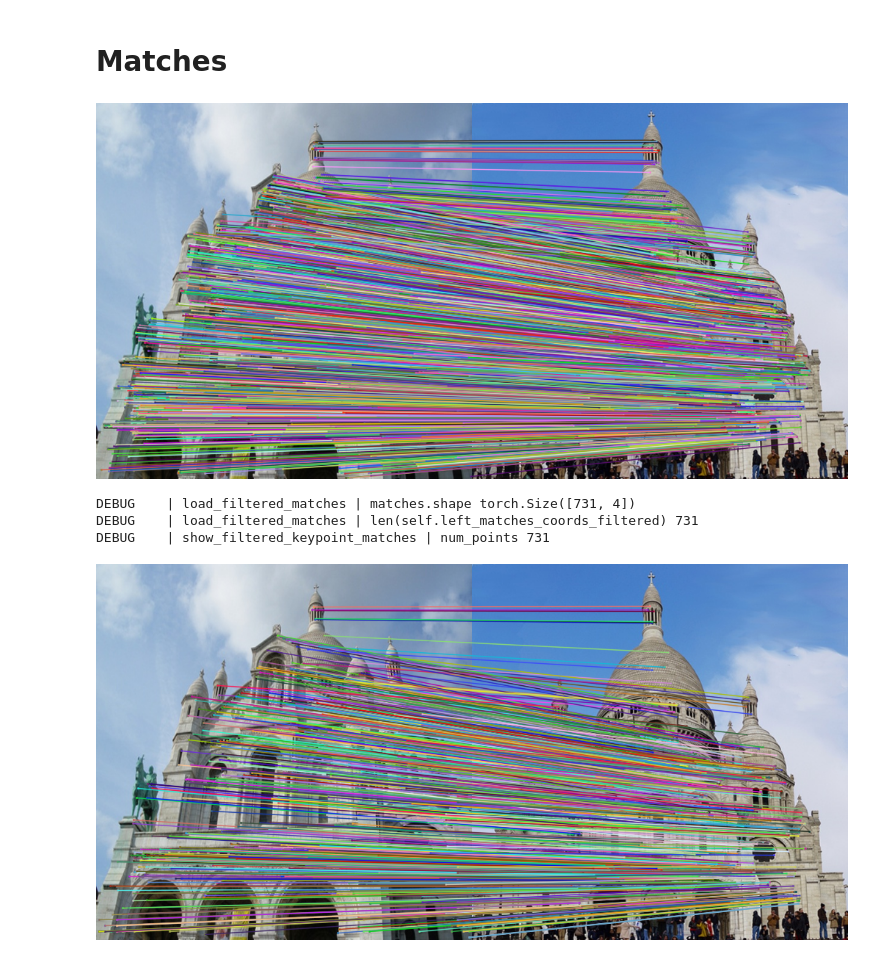
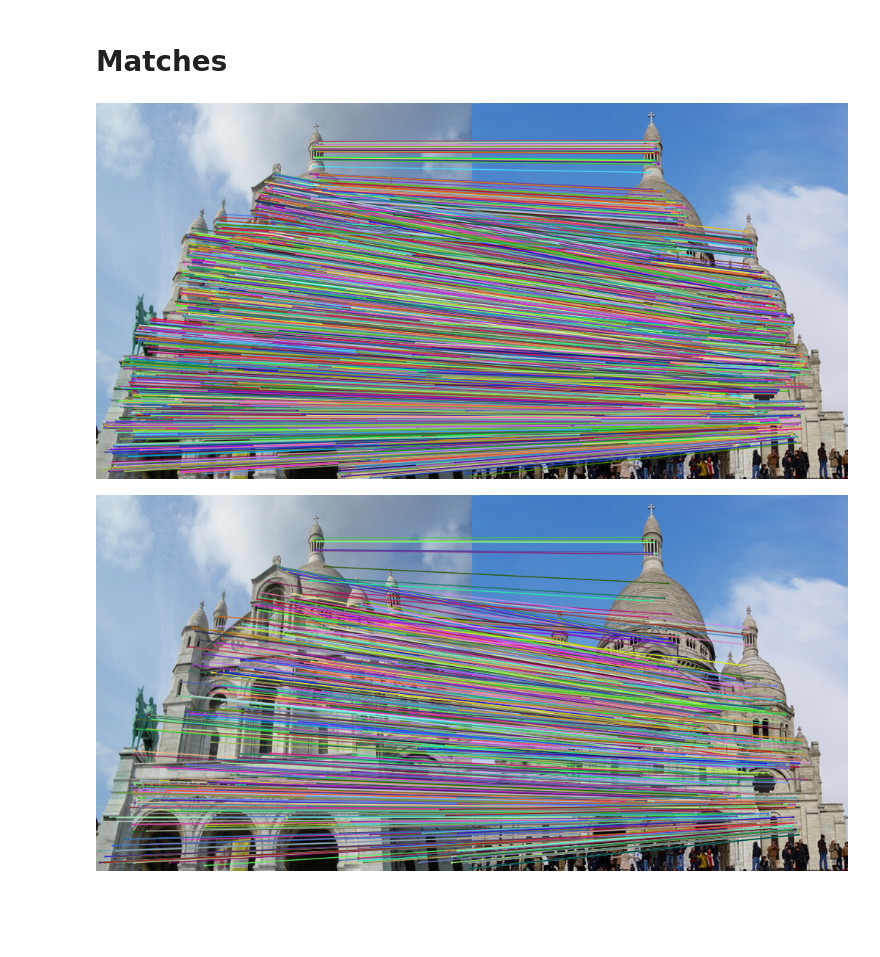
Before and after one commit to pranav-ap/keypoint_dataset_pipeline, a Jupyter notebook: playground.ipynb, the cells around one changed output. Cells and saved outputs as stored; diff of their text form; code cells hidden in the pictures; blank space fills up the shorter version.

```diff
--- a/playground.ipynb
+++ b/playground.ipynb
@@ -17,13 +21,10 @@ Painter.show_keypoints(name)
 name_a = 'sacre_coeur_A.jpg'
 name_b = 'sacre_coeur_B.jpg'
 # %%
-Painter.show_keypoint_matches(name_a, name_b, num_points=None)
+Painter.show_matches(name_a, name_b, num_points=None)
 # %% [output]
-[figure, old version]
+[figure, new version]
 # %%
-Painter.show_filtered_keypoint_matches(name_a, name_b, num_points=None)
+Painter.show_filtered_matches(name_a, name_b, num_points=None)
 # %% [output]
-DEBUG    | load_filtered_matches | matches.shape torch.Size([731, 4])
-DEBUG    | load_filtered_matches | len(self.left_matches_coords_filtered) 731
-DEBUG    | show_filtered_keypoint_matches | num_points 731
-[figure, old version]
+[figure, new version]
```
Also changed, not shown: parts of 2 cells of this notebook, 10 other files.
